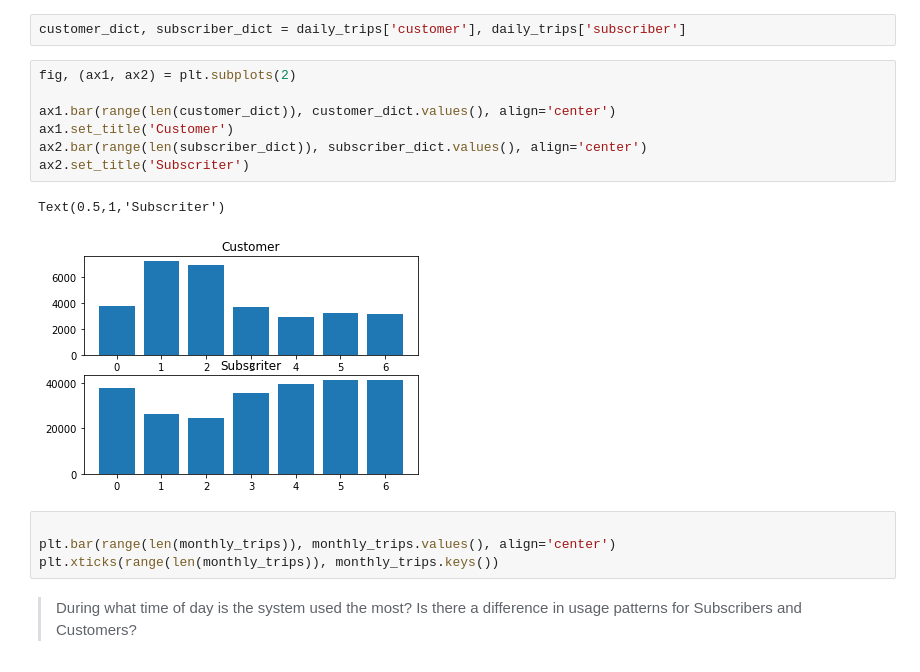
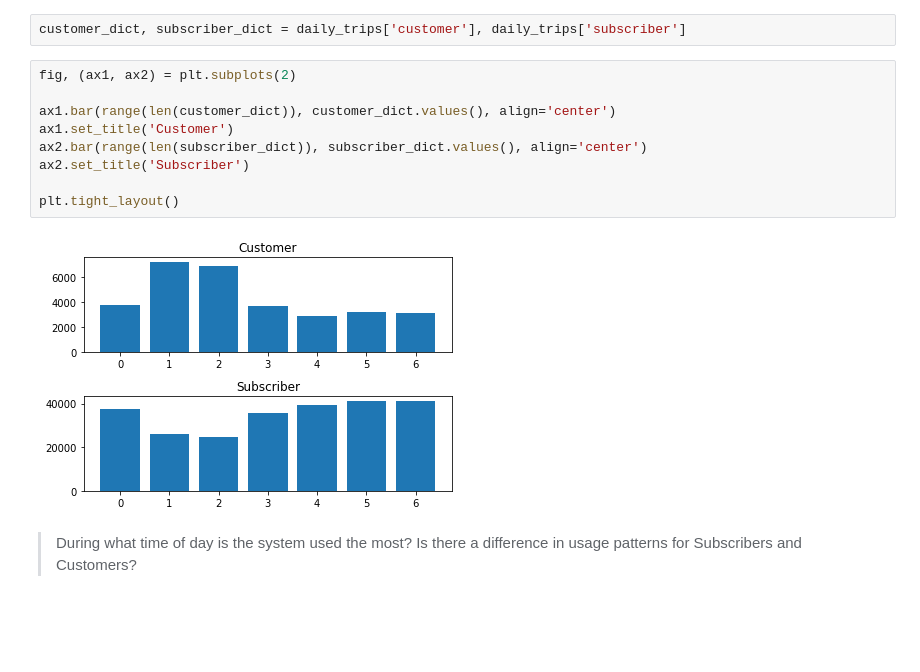
Before and after one commit to georgeliu1998/dand2, a Jupyter notebook: bike-share-analysis/Bike_Share_Analysis.ipynb, the cells around one changed output. Saved outputs shown, nothing was run; the diff lists cells and outputs as text; blank space fills up the shorter version.

Commit message:
Fix plot overlapping issue

```diff
--- a/bike-share-analysis/Bike_Share_Analysis.ipynb
+++ b/bike-share-analysis/Bike_Share_Analysis.ipynb
@@ -653,17 +653,14 @@ customer_dict, subscriber_dict = daily_trips['customer'], daily_trips['subscribe
 # %%
 fig, (ax1, ax2) = plt.subplots(2)
 
 ax1.bar(range(len(customer_dict)), customer_dict.values(), align='center')
 ax1.set_title('Customer')
 ax2.bar(range(len(subscriber_dict)), subscriber_dict.values(), align='center')
-ax2.set_title('Subscriter')
+ax2.set_title('Subscriber')
+
+plt.tight_layout()
 # %% [output]
-Text(0.5,1,'Subscriter')
-[figure, old version]
+[figure, new version]
-# %%
-
-plt.bar(range(len(monthly_trips)), monthly_trips.values(), align='center')
-plt.xticks(range(len(monthly_trips)), monthly_trips.keys())
 # %% [markdown]
 > During what time of day is the system used the most? Is there a difference in usage patterns for Subscribers and Customers?
 # %% [markdown]
```
